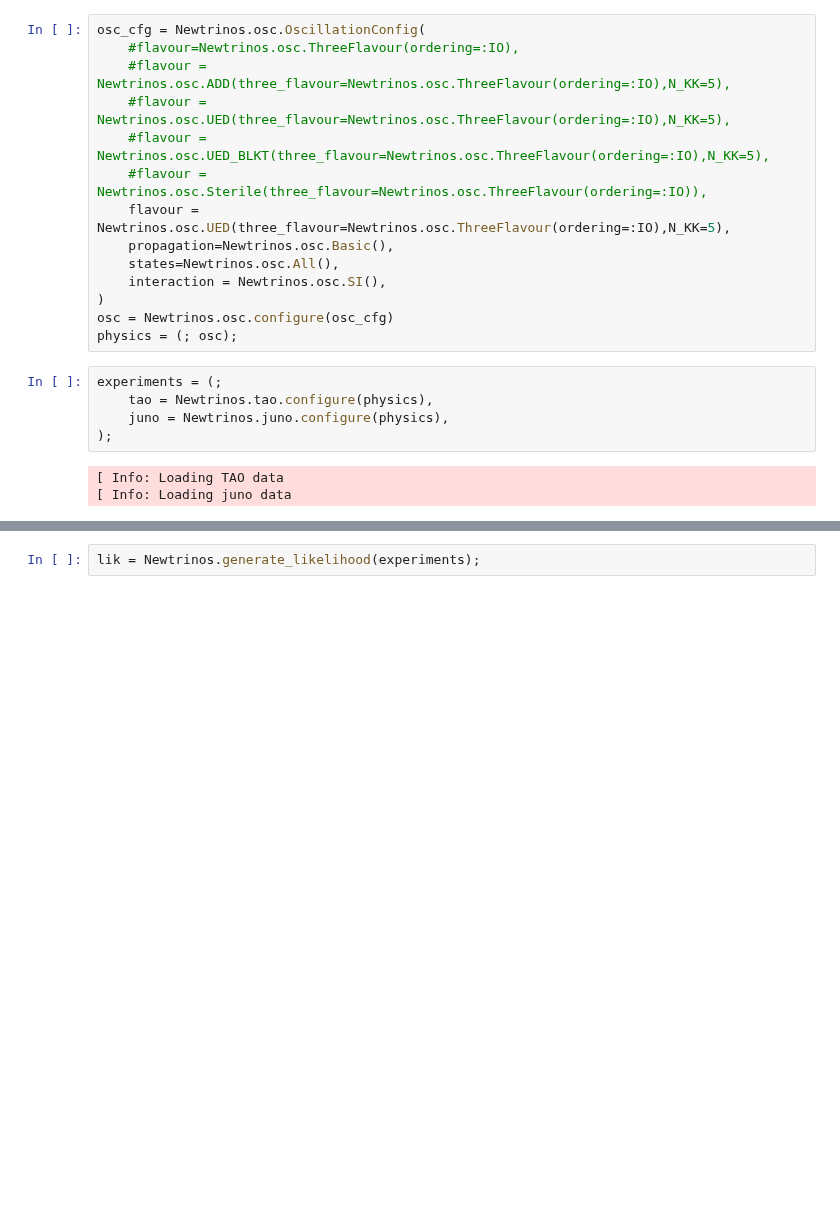
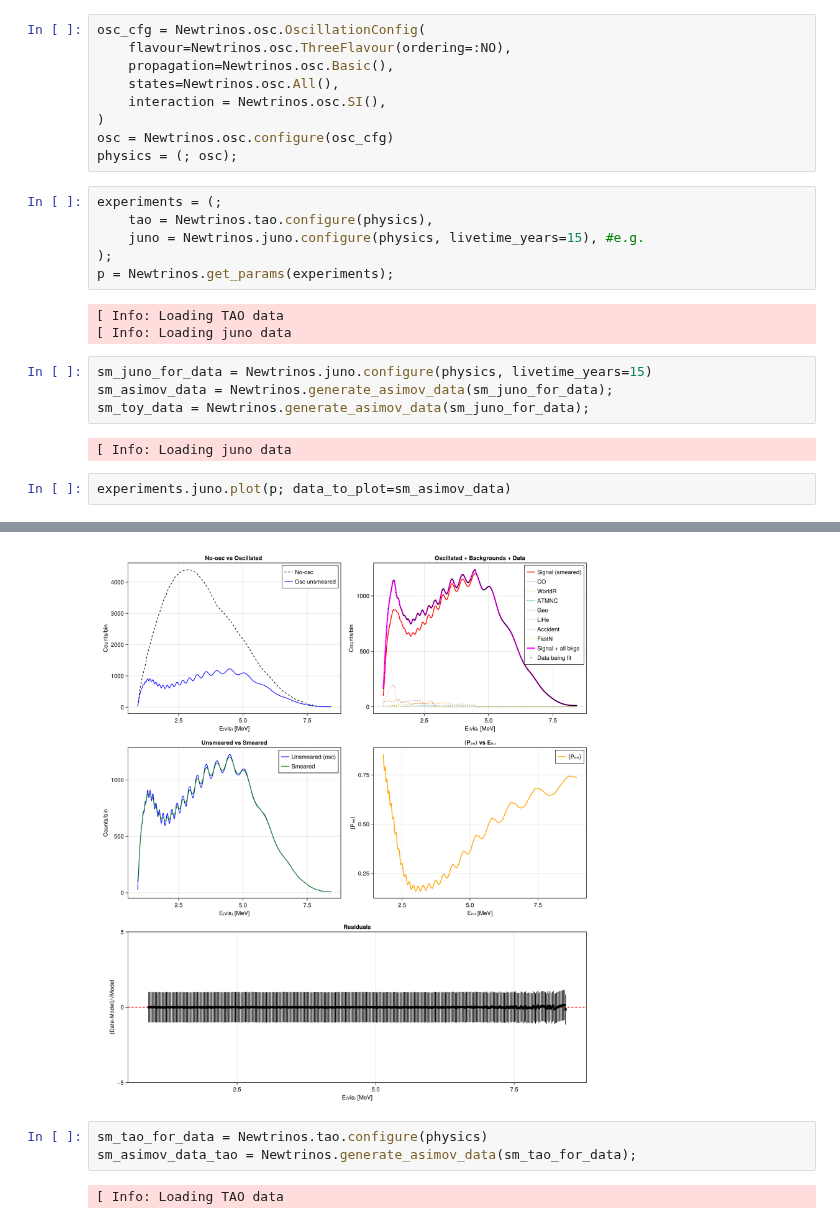
Before and after one commit to philippeller/Newtrinos.jl, a Jupyter notebook: notebooks/plots_junotao.ipynb, the cells around one changed output, grey strips where cells are left out. Drawn from its saved outputs; the diff is of its cells as text; blank space fills up the shorter version.

Commit message:
Updates in juno and tao for revision

```diff
--- a/notebooks/plots_junotao.ipynb
+++ b/notebooks/plots_junotao.ipynb
@@ -10,12 +10,7 @@ import JLD2
 using Newtrinos
 # %%
 osc_cfg = Newtrinos.osc.OscillationConfig(
-    #flavour=Newtrinos.osc.ThreeFlavour(ordering=:IO),
-    #flavour = Newtrinos.osc.ADD(three_flavour=Newtrinos.osc.ThreeFlavour(ordering=:IO),N_KK=5),
-    #flavour = Newtrinos.osc.UED(three_flavour=Newtrinos.osc.ThreeFlavour(ordering=:IO),N_KK=5),
-    #flavour = Newtrinos.osc.UED_BLKT(three_flavour=Newtrinos.osc.ThreeFlavour(ordering=:IO),N_KK=5),
-    #flavour = Newtrinos.osc.Sterile(three_flavour=Newtrinos.osc.ThreeFlavour(ordering=:IO)),
-    flavour = Newtrinos.osc.UED(three_flavour=Newtrinos.osc.ThreeFlavour(ordering=:IO),N_KK=5),
+    flavour=Newtrinos.osc.ThreeFlavour(ordering=:NO),
     propagation=Newtrinos.osc.Basic(),
     states=Newtrinos.osc.All(),
     interaction = Newtrinos.osc.SI(),
@@ -25,8 +20,18 @@ physics = (; osc);
 # %%
 experiments = (;
     tao = Newtrinos.tao.configure(physics),
-    juno = Newtrinos.juno.configure(physics),
+    juno = Newtrinos.juno.configure(physics, livetime_years=15), #e.g.
 );
+p = Newtrinos.get_params(experiments);
 # %% [output]
 [ Info: Loading TAO data
 [ Info: Loading juno data
+# %%
+sm_juno_for_data = Newtrinos.juno.configure(physics, livetime_years=15)
+sm_asimov_data = Newtrinos.generate_asimov_data(sm_juno_for_data);
+sm_toy_data = Newtrinos.generate_asimov_data(sm_juno_for_data);
+# %% [output]
+[ Info: Loading juno data
+# %%
+experiments.juno.plot(p; data_to_plot=sm_asimov_data)
+# %% [output]
@@ -33,3 +40,7 @@ experiments = (;
+[figure, added]
 # %%
-lik = Newtrinos.generate_likelihood(experiments);
+sm_tao_for_data = Newtrinos.tao.configure(physics)
+sm_asimov_data_tao = Newtrinos.generate_asimov_data(sm_tao_for_data);
+# %% [output]
+[ Info: Loading TAO data
 # %%
```
Also changed, not shown: parts of 5 cells of this notebook, 3 other files.
